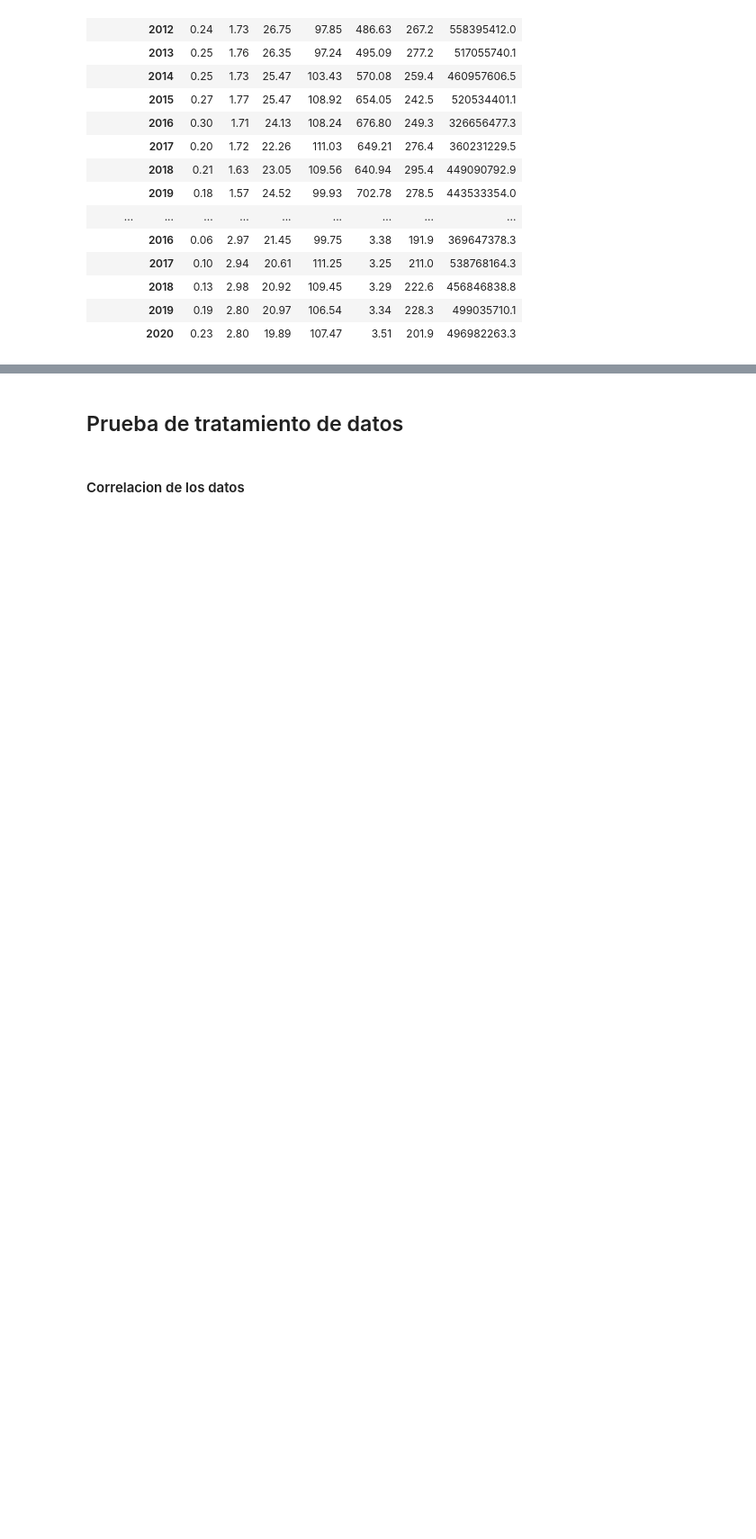
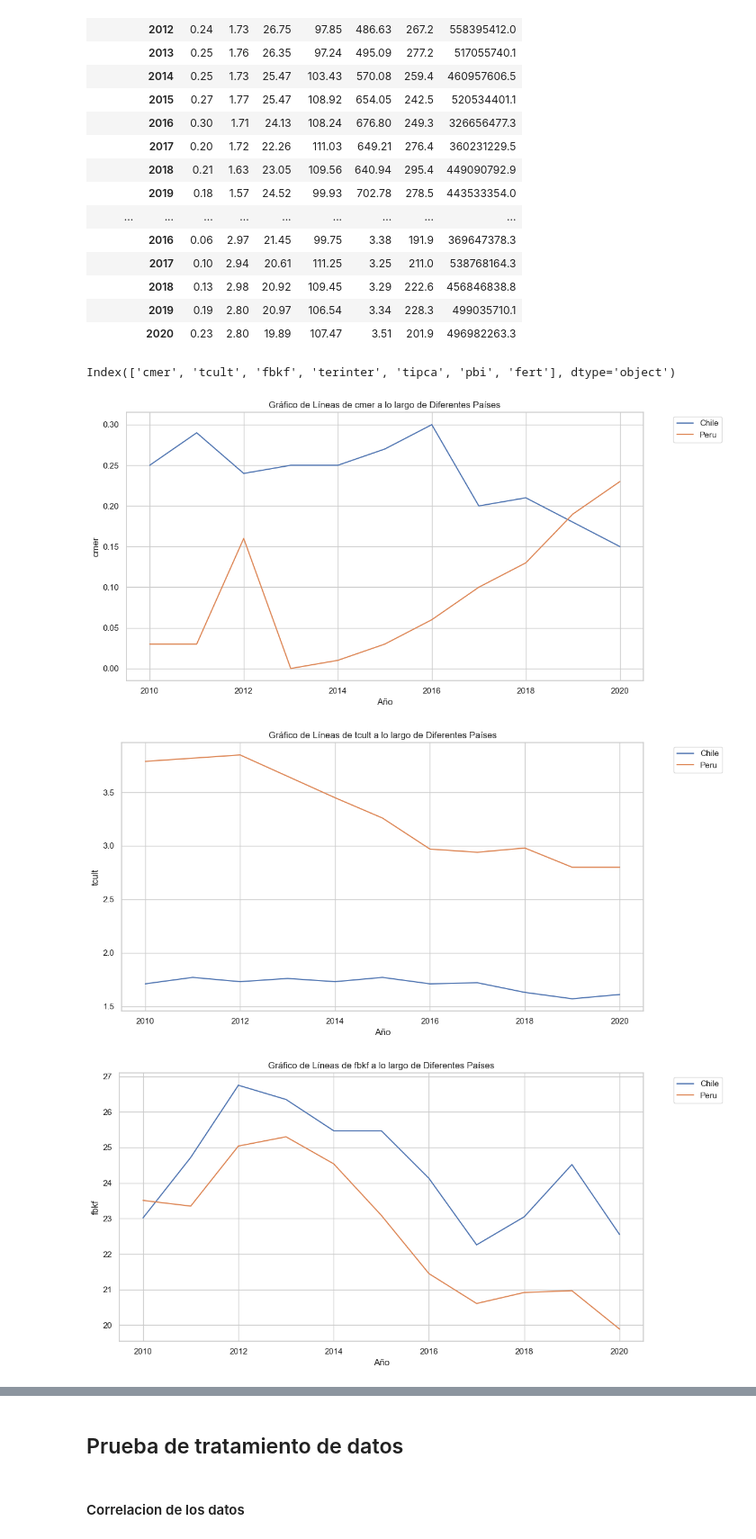
Before and after one commit to Egeekle/Metodologia-de-la-Investigacion-Data-Panel, a Jupyter notebook: Tesisss.ipynb, the cells around one changed output, grey strips where cells are left out. Shown at 90% size. Drawn from its saved outputs; the diff is of its cells as text; code cells hidden in the pictures; blank space fills up the shorter version.

```diff
--- a/Tesisss.ipynb
+++ b/Tesisss.ipynb
@@ -72,3 +72,33 @@ country
 |  | 2018 | 0.13 | 2.98 | 20.92 | 109.45 | 3.29 | 222.6 | 456846838.8 |
 |  | 2019 | 0.19 | 2.80 | 20.97 | 106.54 | 3.34 | 228.3 | 499035710.1 |
 |  | 2020 | 0.23 | 2.80 | 19.89 | 107.47 | 3.51 | 201.9 | 496982263.3 |
+# %%
+country.columns
+# %% [output]
+Index(['cmer', 'tcult', 'fbkf', 'terinter', 'tipca', 'pbi', 'fert'], dtype='object')
+# %%
+import matplotlib.pyplot as plt
+import seaborn as sns
+a= ['cmer', 'tcult', 'fbkf', 'terinter', 'tipca', 'pbi', 'fert']
+# Supongamos que deseas graficar la variable 'cmer'
+for var in a:
+    variable = var
+
+# Crea un gráfico de líneas utilizando seaborn
+    plt.figure(figsize=(12, 6))
+    sns.set(style="whitegrid")
+    sns.lineplot(data=country, x='year', y=variable, hue='country')
+
+# Añade etiquetas y título
+    plt.xlabel('Año')
+    plt.ylabel(variable)
+    plt.title(f'Gráfico de Líneas de {variable} a lo largo de Diferentes Países')
+
+# Muestra el gráfico
+    plt.legend(bbox_to_anchor=(1.05, 1), loc='upper left')
+    plt.tight_layout()
+    plt.show()
+# %% [output]
+[figure, added]
+[figure, added]
+[figure, added]
```
Also changed, not shown: parts of 12 cells of this notebook, 1 other file.
